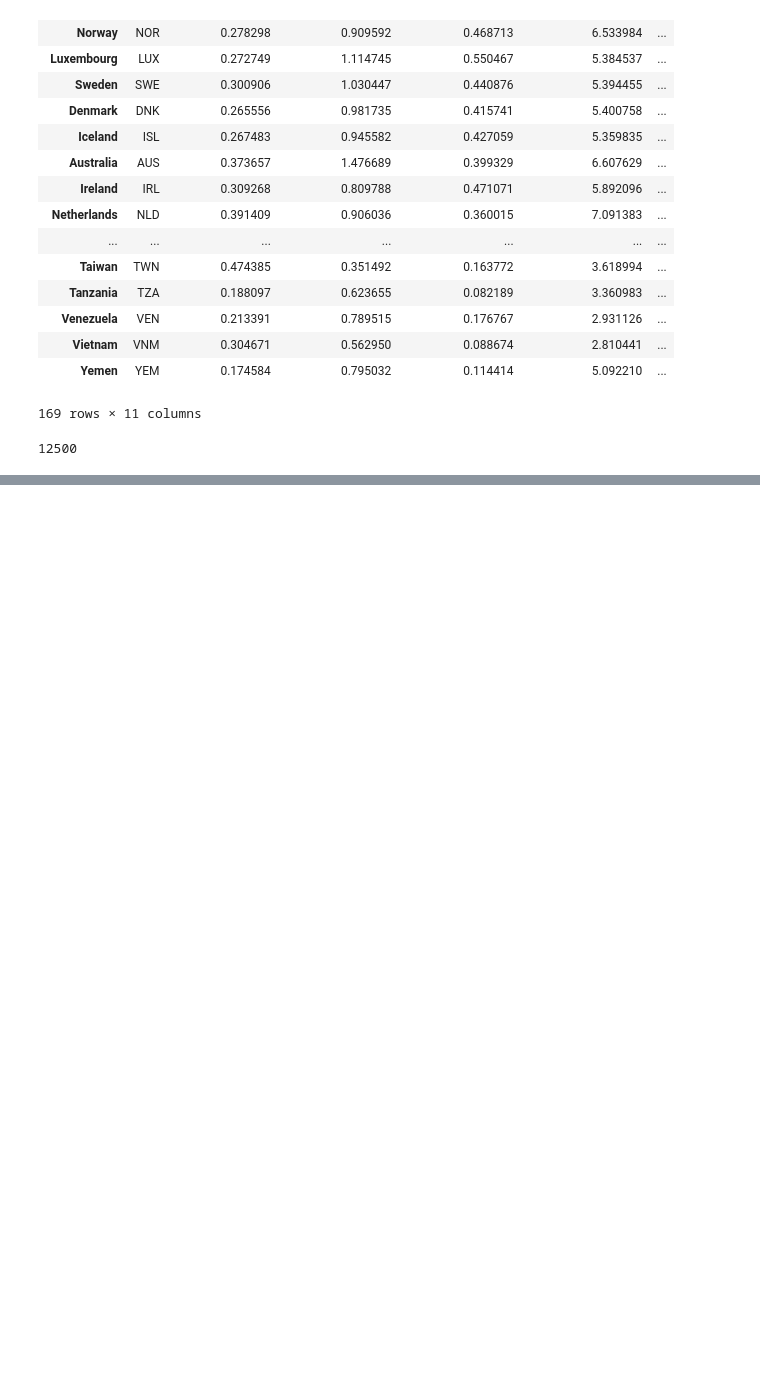
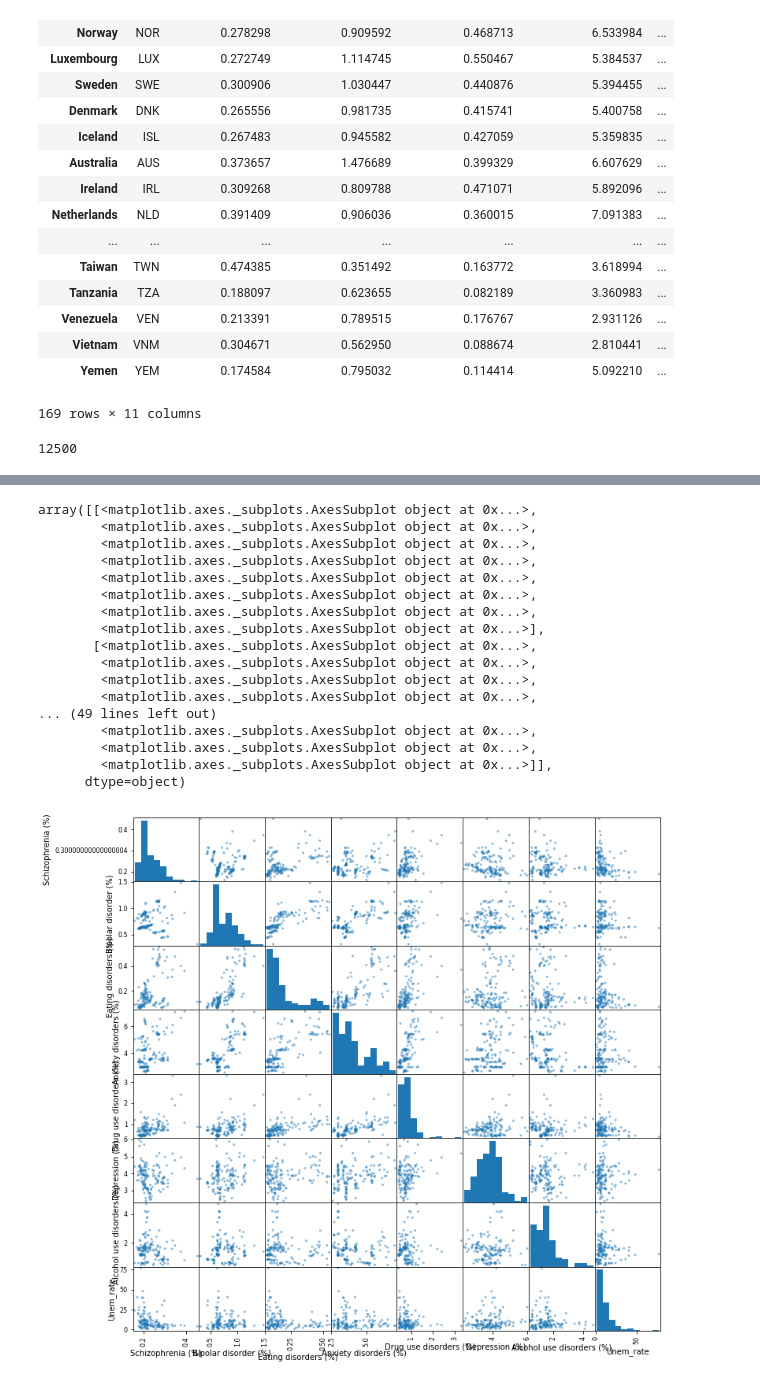
Before and after one commit to Botafogo1894/Project2, a Jupyter notebook: Untitled.ipynb, the cells around one changed output, grey strips where cells are left out. Drawn from its saved outputs; the diff is of its cells as text; code cells hidden in the pictures; blank space fills up the shorter version.

```diff
--- a/Untitled.ipynb
+++ b/Untitled.ipynb
@@ -192 +192,22 @@ dtypes: float64(8), int64(1), object(2)
 memory usage: 19.2+ KB
+# %%
+pd.plotting.scatter_matrix(final, figsize = [12, 12])
+# %% [output]
+array([[<matplotlib.axes._subplots.AxesSubplot object at 0x...>,
+        <matplotlib.axes._subplots.AxesSubplot object at 0x...>,
+        <matplotlib.axes._subplots.AxesSubplot object at 0x...>,
+        <matplotlib.axes._subplots.AxesSubplot object at 0x...>,
+        <matplotlib.axes._subplots.AxesSubplot object at 0x...>,
+        <matplotlib.axes._subplots.AxesSubplot object at 0x...>,
+        <matplotlib.axes._subplots.AxesSubplot object at 0x...>,
+        <matplotlib.axes._subplots.AxesSubplot object at 0x...>],
+       [<matplotlib.axes._subplots.AxesSubplot object at 0x...>,
+        <matplotlib.axes._subplots.AxesSubplot object at 0x...>,
+        <matplotlib.axes._subplots.AxesSubplot object at 0x...>,
+        <matplotlib.axes._subplots.AxesSubplot object at 0x...>,
+... (49 lines left out)
+        <matplotlib.axes._subplots.AxesSubplot object at 0x...>,
+        <matplotlib.axes._subplots.AxesSubplot object at 0x...>,
+        <matplotlib.axes._subplots.AxesSubplot object at 0x...>]],
+      dtype=object)
+[figure, added]
```
Also changed, not shown: parts of 5 cells of this notebook, 1 other file.
